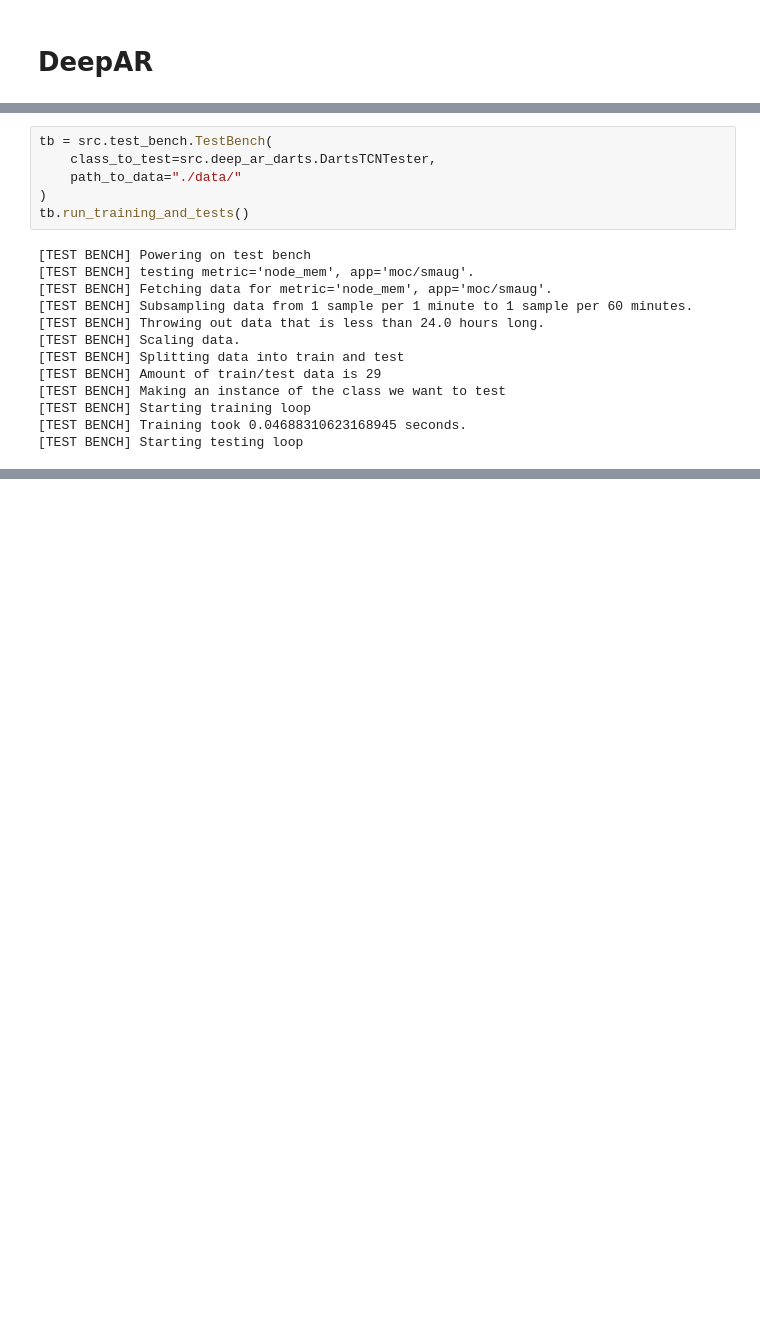
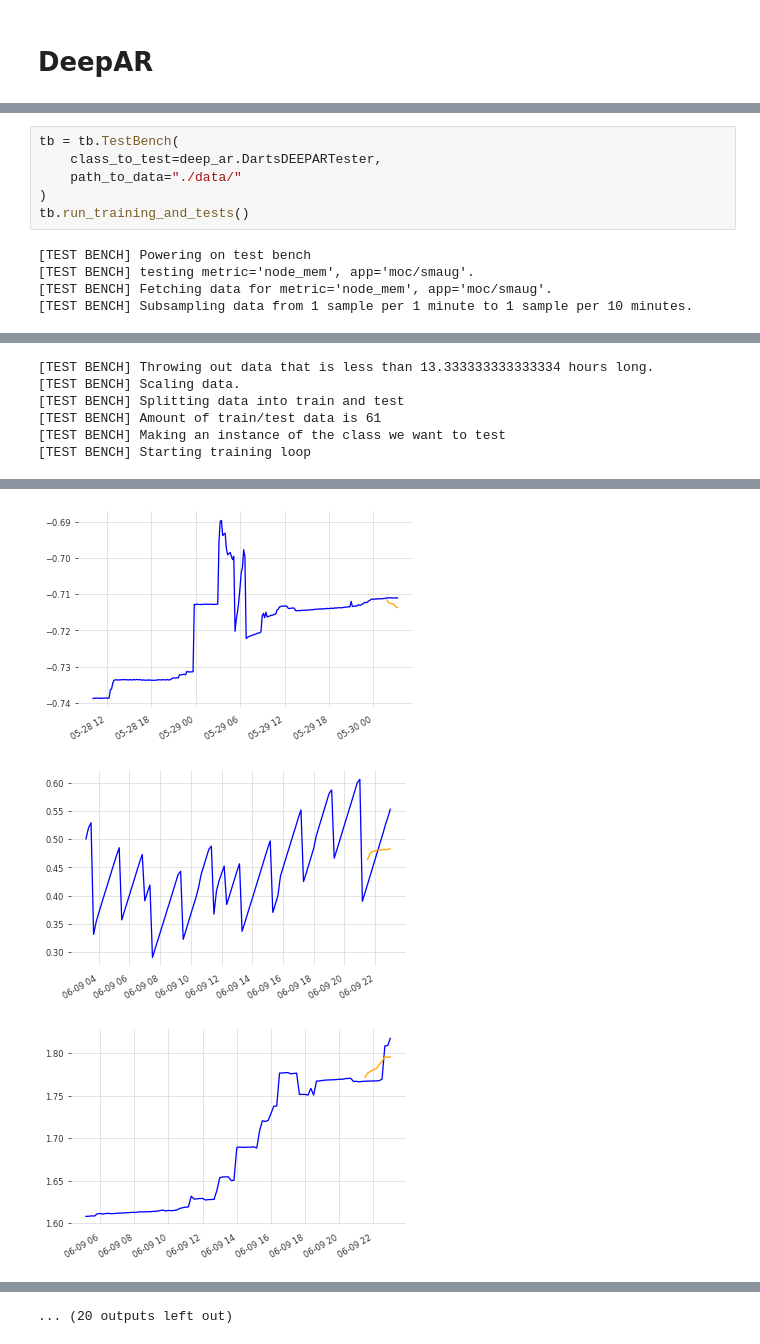
Before and after one commit to sirandreww/236754_project_in_intelligent_systems, a Jupyter notebook: jupyter_notebooks/07_deep_ar.ipynb, the cells around one changed output, grey strips where cells are left out. Saved outputs shown, nothing was run; the diff lists cells and outputs as text; blank space fills up the shorter version.

Commit message:
darts helper

```diff
--- a/jupyter_notebooks/07_deep_ar.ipynb
+++ b/jupyter_notebooks/07_deep_ar.ipynb
@@ -6,6 +6,6 @@ import src.test_bench
 # %%
-tb = src.test_bench.TestBench(
-    class_to_test=src.deep_ar_darts.DartsTCNTester,
+tb = tb.TestBench(
+    class_to_test=deep_ar.DartsDEEPARTester,
     path_to_data="./data/"
 )
 tb.run_training_and_tests()
@@ -13,12 +13,4 @@ tb.run_training_and_tests()
 [TEST BENCH] Powering on test bench
 [TEST BENCH] testing metric='node_mem', app='moc/smaug'.
 [TEST BENCH] Fetching data for metric='node_mem', app='moc/smaug'.
-[TEST BENCH] Subsampling data from 1 sample per 1 minute to 1 sample per 60 minutes.
-[TEST BENCH] Throwing out data that is less than 24.0 hours long.
-[TEST BENCH] Scaling data.
-[TEST BENCH] Splitting data into train and test
-[TEST BENCH] Amount of train/test data is 29
-[TEST BENCH] Making an instance of the class we want to test
-[TEST BENCH] Starting training loop
-[TEST BENCH] Training took 0.04688310623168945 seconds.
-[TEST BENCH] Starting testing loop
+[TEST BENCH] Subsampling data from 1 sample per 1 minute to 1 sample per 10 minutes.
@@ -25,0 +36,6 @@ ValueError: __len__() should return >= 0
+[TEST BENCH] Throwing out data that is less than 13.333333333333334 hours long.
+[TEST BENCH] Scaling data.
+[TEST BENCH] Splitting data into train and test
+[TEST BENCH] Amount of train/test data is 61
+[TEST BENCH] Making an instance of the class we want to test
+[TEST BENCH] Starting training loop
@@ -25,0 +44,3 @@ ValueError: __len__() should return >= 0
+[figure, added]
+[figure, added]
+[figure, added]
@@ -25,0 +52 @@ ValueError: __len__() should return >= 0
+... (20 outputs left out)
```
Also changed, not shown: parts of 3 cells of this notebook, 5 other files.
